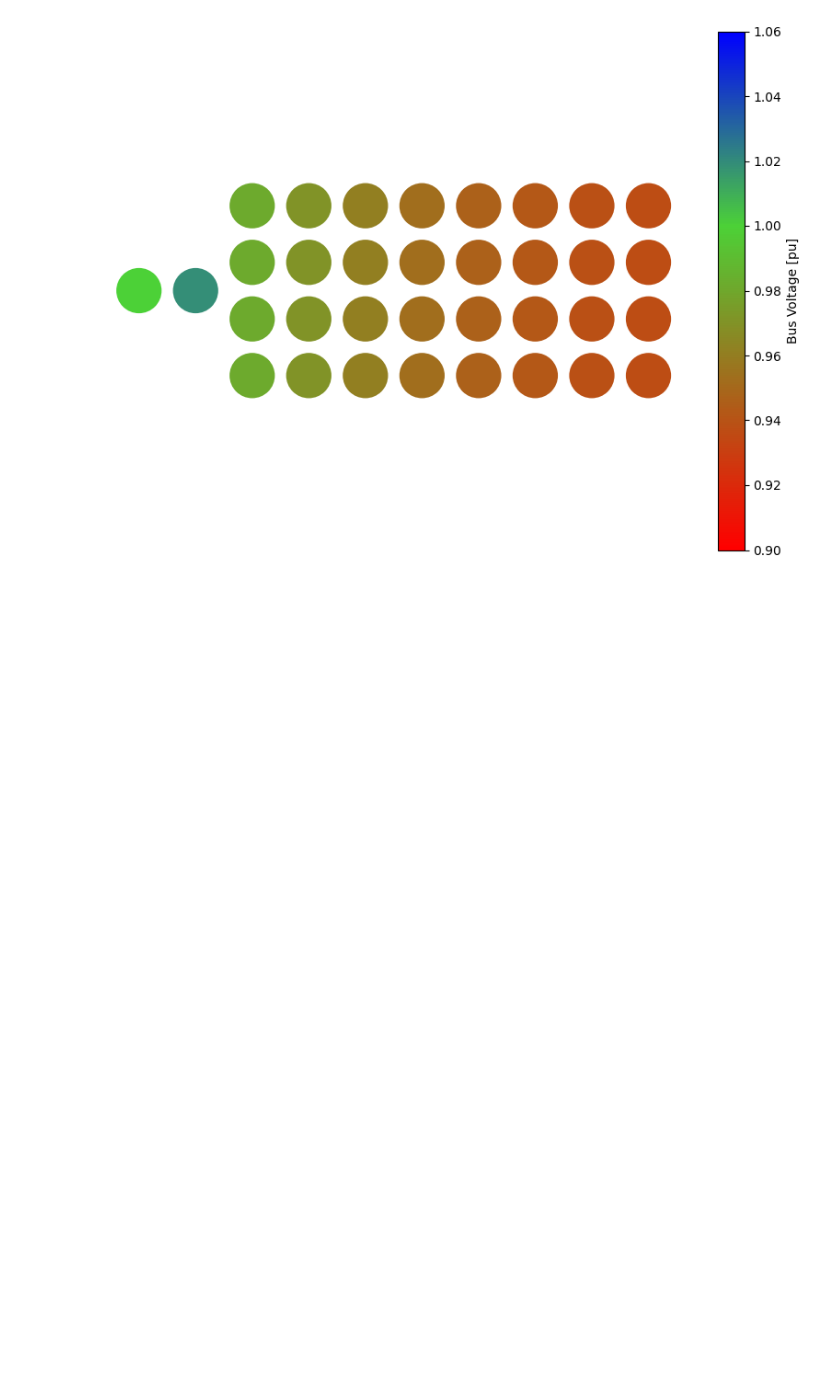
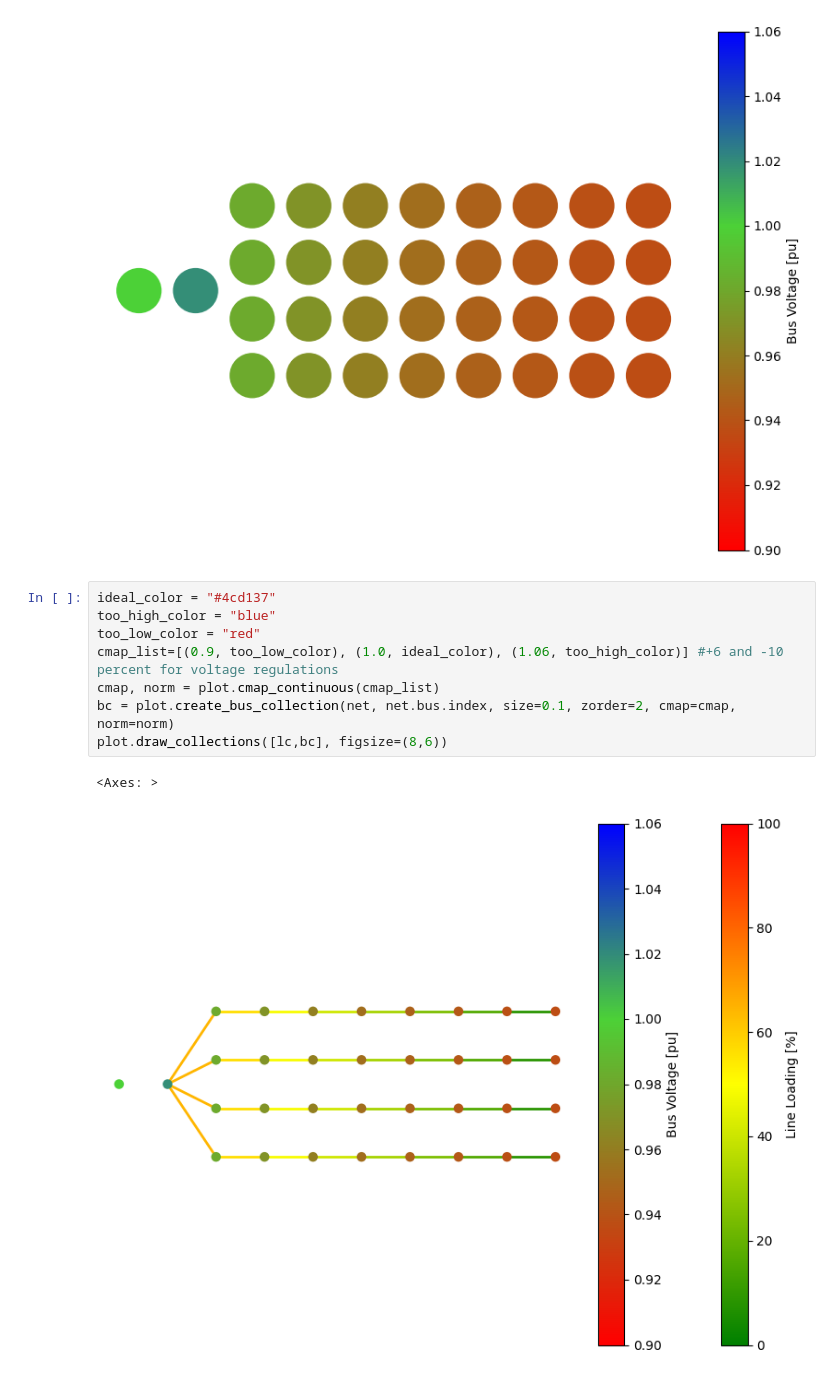
Before and after one commit to williamrodz/GridSimulationAssignment, a Jupyter notebook: AssignmentThreeCode.ipynb, the cells around one changed output. Saved outputs shown, nothing was run; the diff lists cells and outputs as text; blank space fills up the shorter version.

```diff
--- a/AssignmentThreeCode.ipynb
+++ b/AssignmentThreeCode.ipynb
@@ -376,3 +372,14 @@ plot.draw_collections([bc], figsize=(8,6))
 # %% [output]
 <Axes: >
 [figure]
+# %%
+ideal_color = "#4cd137"
+too_high_color = "blue"
+too_low_color = "red"
+cmap_list=[(0.9, too_low_color), (1.0, ideal_color), (1.06, too_high_color)] #+6 and -10 percent for voltage regulations
+cmap, norm = plot.cmap_continuous(cmap_list)
+bc = plot.create_bus_collection(net, net.bus.index, size=0.1, zorder=2, cmap=cmap, norm=norm)
+plot.draw_collections([lc,bc], figsize=(8,6))
+# %% [output]
+<Axes: >
+[figure, added]
```
Also changed, not shown: parts of 2 cells of this notebook.
